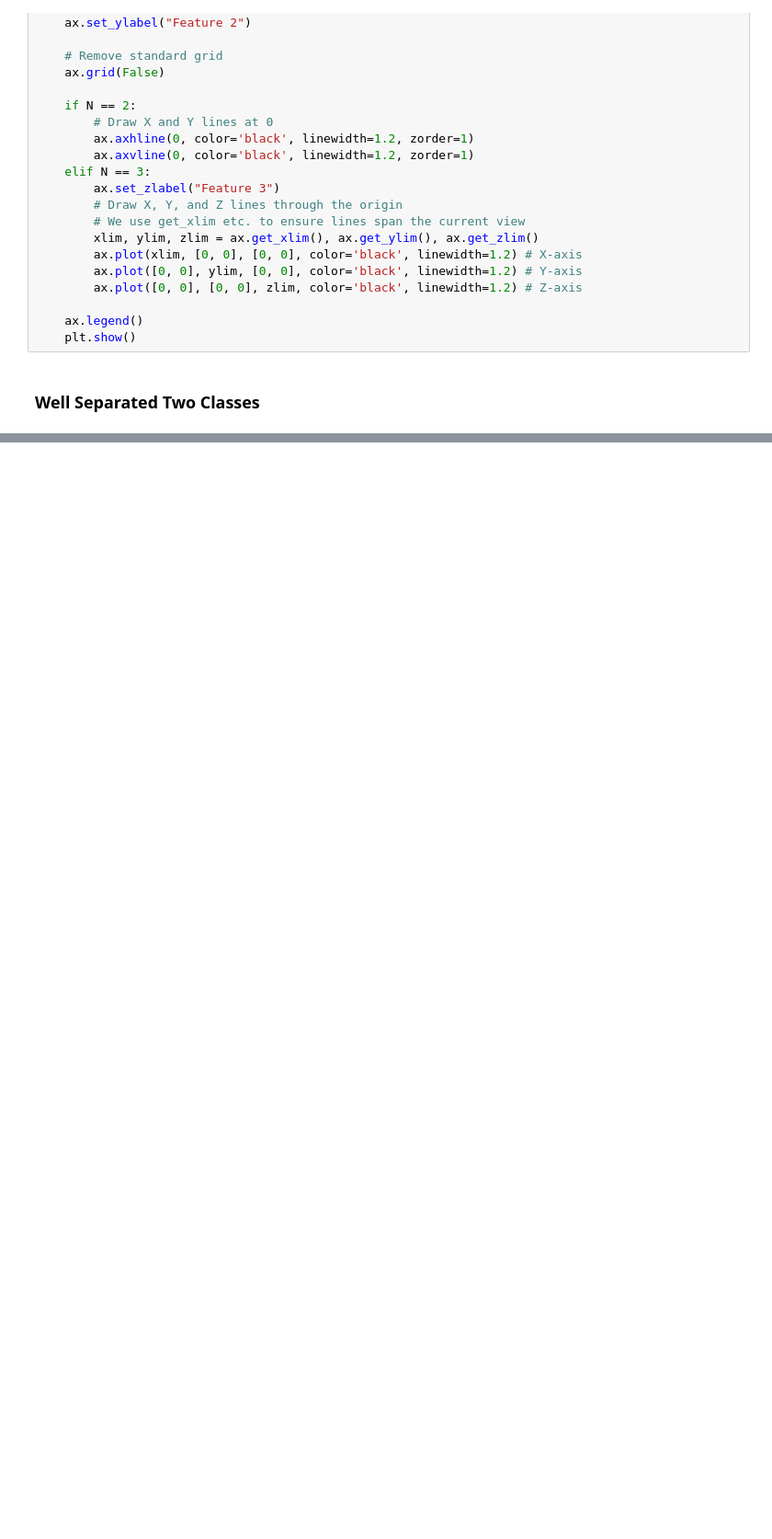
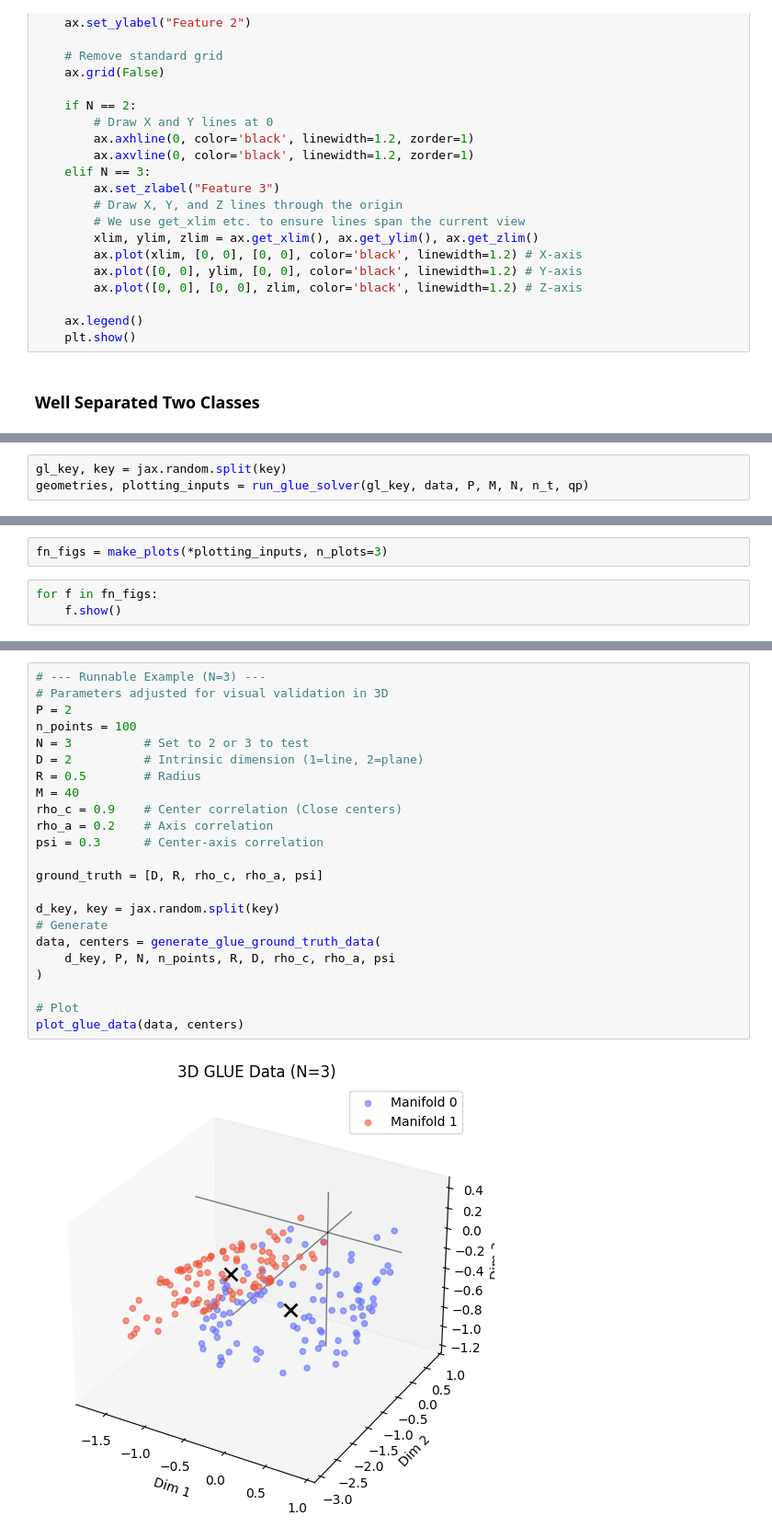
Before and after one commit to TrappettML/CLManifoldDynamics, a Jupyter notebook: glue_test.ipynb, the cells around one changed output, grey strips where cells are left out. Shown at 92% size. Saved outputs shown, nothing was run; the diff lists cells and outputs as text; blank space fills up the shorter version.

```diff
--- a/glue_test.ipynb
+++ b/glue_test.ipynb
@@ -372,0 +127,3 @@ for f in figs:
+# %%
+gl_key, key = jax.random.split(key)
+geometries, plotting_inputs = run_glue_solver(gl_key, data, P, M, N, n_t, qp)
@@ -372,0 +143,5 @@ for f in figs:
+# %%
+fn_figs = make_plots(*plotting_inputs, n_plots=3)
+# %%
+for f in fn_figs:
+    f.show()
@@ -372,0 +292,25 @@ for f in figs:
+# %%
+# --- Runnable Example (N=3) ---
+# Parameters adjusted for visual validation in 3D
+P = 2
+n_points = 100
+N = 3          # Set to 2 or 3 to test
+D = 2          # Intrinsic dimension (1=line, 2=plane)
+R = 0.5        # Radius
+M = 40
+rho_c = 0.9    # Center correlation (Close centers)
+rho_a = 0.2    # Axis correlation
+psi = 0.3      # Center-axis correlation
+
+ground_truth = [D, R, rho_c, rho_a, psi]
+
+d_key, key = jax.random.split(key)
+# Generate
+data, centers = generate_glue_ground_truth_data(
+    d_key, P, N, n_points, R, D, rho_c, rho_a, psi
+)
+
+# Plot
+plot_glue_data(data, centers)
+# %% [output]
+[figure, added]
```
Also changed, not shown: parts of 39 cells of this notebook, 4 other files.
